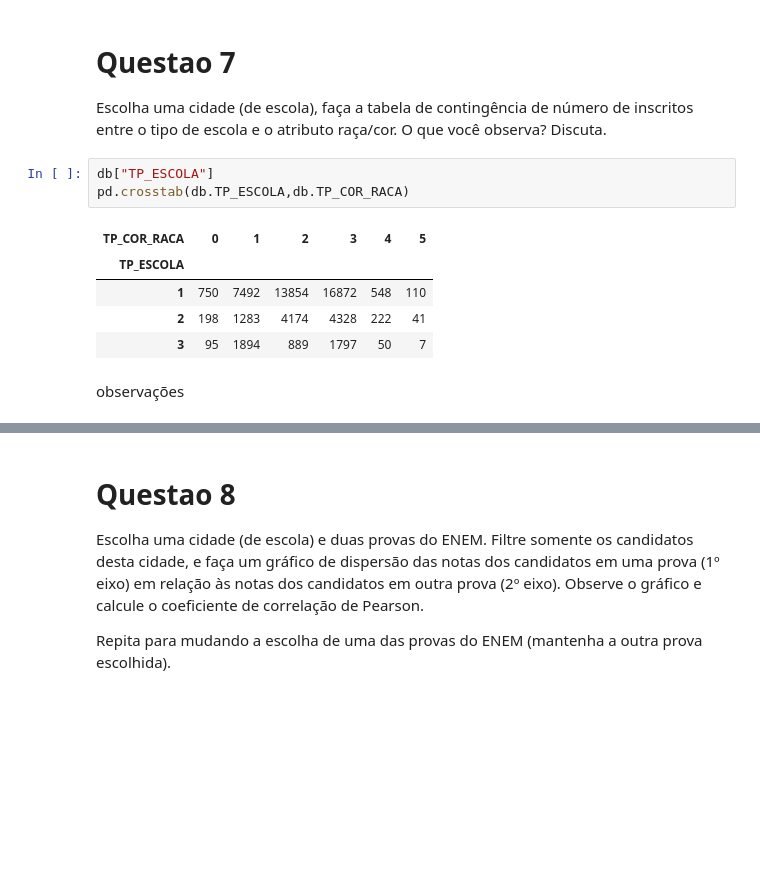
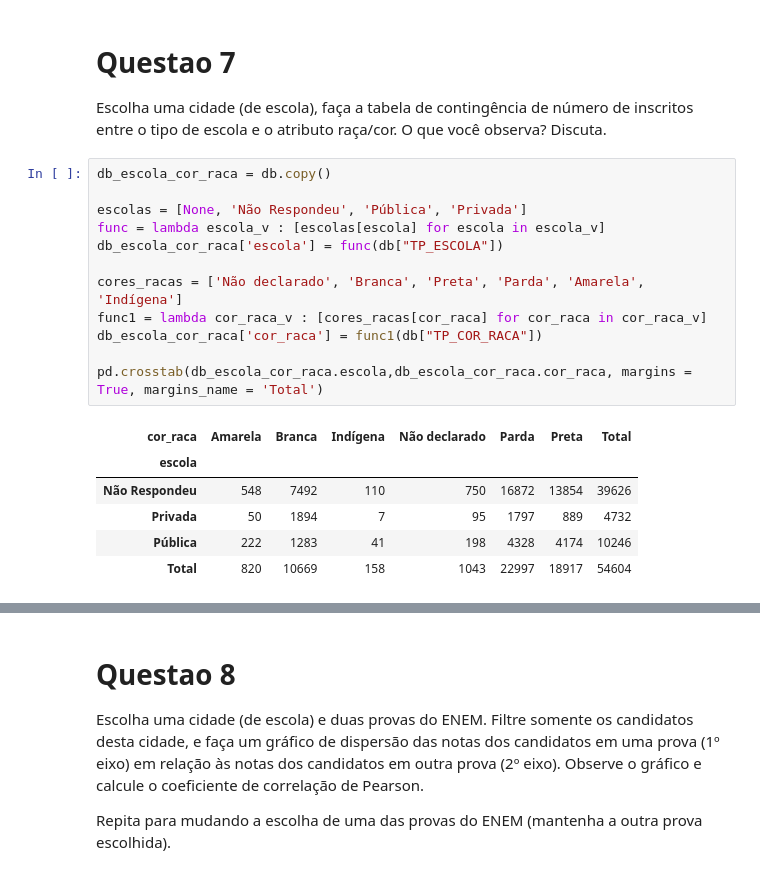
Before and after one commit to denielfer/Micro_dados_enem-2022, a Jupyter notebook: analize.ipynb, the cells around one changed output, grey strips where cells are left out. Cells and saved outputs as stored; diff of their text form; blank space fills up the shorter version.

```diff
--- a/analize.ipynb
+++ b/analize.ipynb
@@ -208,14 +294,22 @@ Observamos que a idade de ambas as faixas de renda tem idades parecidas
 # Questao 7
 
 Escolha uma cidade (de escola), faça a tabela de contingência de número de inscritos entre o tipo de escola e o atributo raça/cor. O que você observa? Discuta.
-# %%
-db["TP_ESCOLA"]
-pd.crosstab(db.TP_ESCOLA,db.TP_COR_RACA)
-# %% [output]
-| TP_COR_RACA | 0 | 1 | 2 | 3 | 4 | 5 |
-| TP_ESCOLA |  |  |  |  |  |  |
-| 1 | 750 | 7492 | 13854 | 16872 | 548 | 110 |
-| 2 | 198 | 1283 | 4174 | 4328 | 222 | 41 |
-| 3 | 95 | 1894 | 889 | 1797 | 50 | 7 |
-# %% [markdown]
-observações
+# %%
+db_escola_cor_raca = db.copy()
+
+escolas = [None, 'Não Respondeu', 'Pública', 'Privada']
+func = lambda escola_v : [escolas[escola] for escola in escola_v]
+db_escola_cor_raca['escola'] = func(db["TP_ESCOLA"])
+
+cores_racas = ['Não declarado', 'Branca', 'Preta', 'Parda', 'Amarela', 'Indígena']
+func1 = lambda cor_raca_v : [cores_racas[cor_raca] for cor_raca in cor_raca_v]
+db_escola_cor_raca['cor_raca'] = func1(db["TP_COR_RACA"])
+
+pd.crosstab(db_escola_cor_raca.escola,db_escola_cor_raca.cor_raca, margins = True, margins_name = 'Total')
+# %% [output]
+| cor_raca | Amarela | Branca | Indígena | Não declarado | Parda | Preta | Total |
+| escola |  |  |  |  |  |  |  |
+| Não Respondeu | 548 | 7492 | 110 | 750 | 16872 | 13854 | 39626 |
+| Privada | 50 | 1894 | 7 | 95 | 1797 | 889 | 4732 |
+| Pública | 222 | 1283 | 41 | 198 | 4328 | 4174 | 10246 |
+| Total | 820 | 10669 | 158 | 1043 | 22997 | 18917 | 54604 |
```
Also changed, not shown: parts of 31 cells of this notebook.
